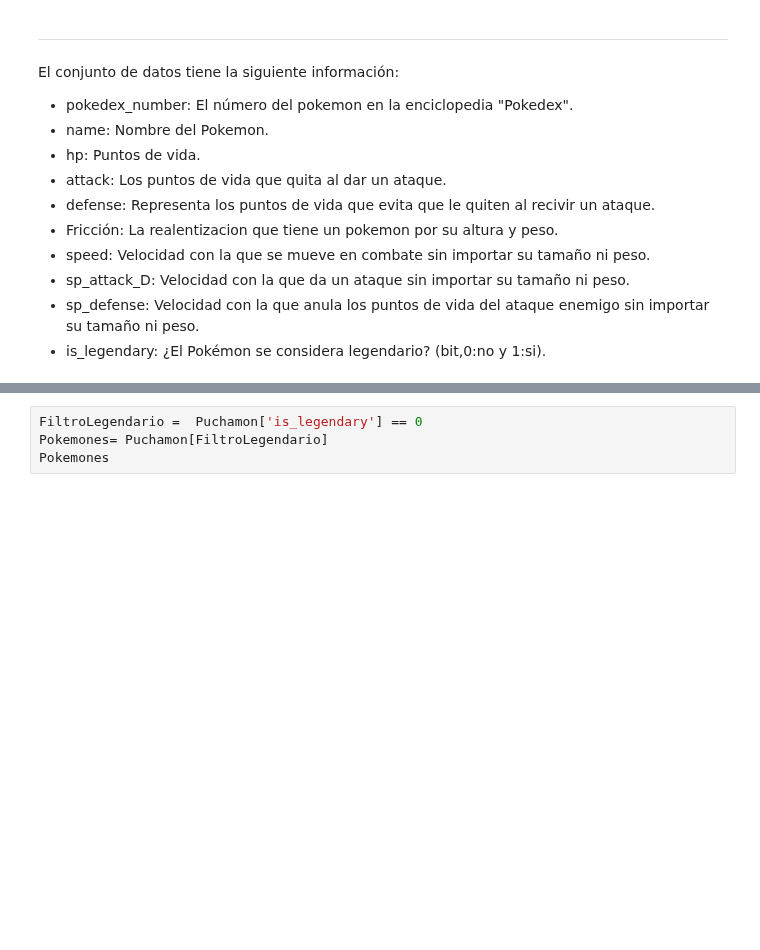
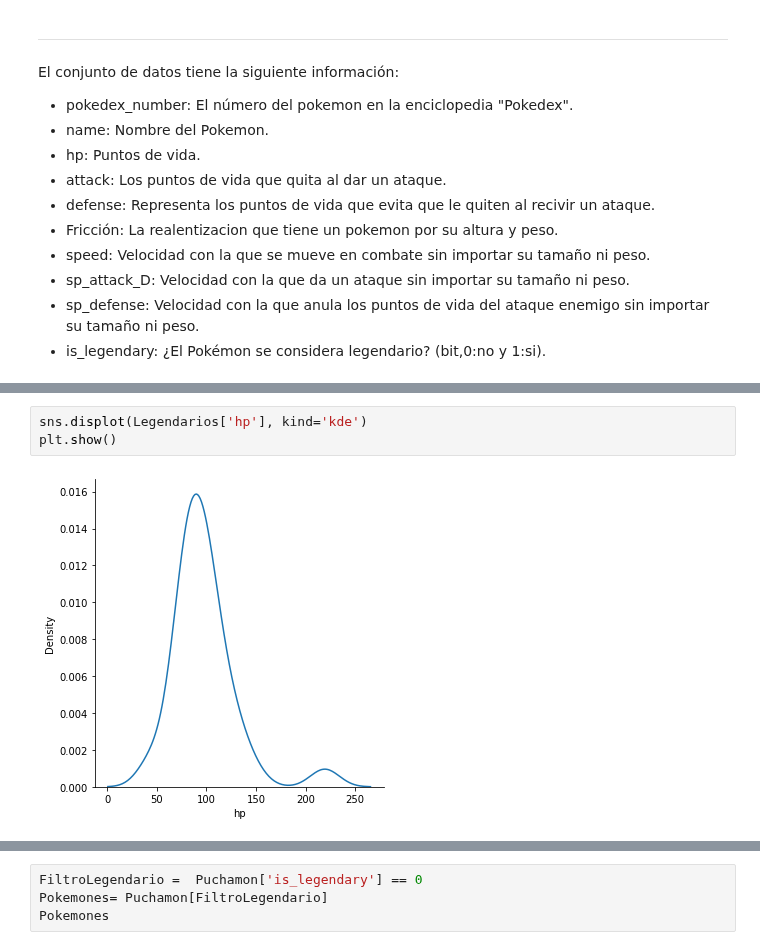
Before and after one commit to Calm-leon/proyecto-an-lisis-de-datos, a Jupyter notebook: Pokemon.ipynb, the cells around one changed output, grey strips where cells are left out. Saved outputs shown, nothing was run; the diff lists cells and outputs as text; blank space fills up the shorter version.

```diff
--- a/Pokemon.ipynb
+++ b/Pokemon.ipynb
@@ -223,0 +254,5 @@ El conjunto de datos tiene la siguiente información:
+# %%
+sns.displot(Legendarios['hp'], kind='kde')
+plt.show()
+# %% [output]
+[figure, added]
```
Also changed, not shown: parts of 33 cells of this notebook.
